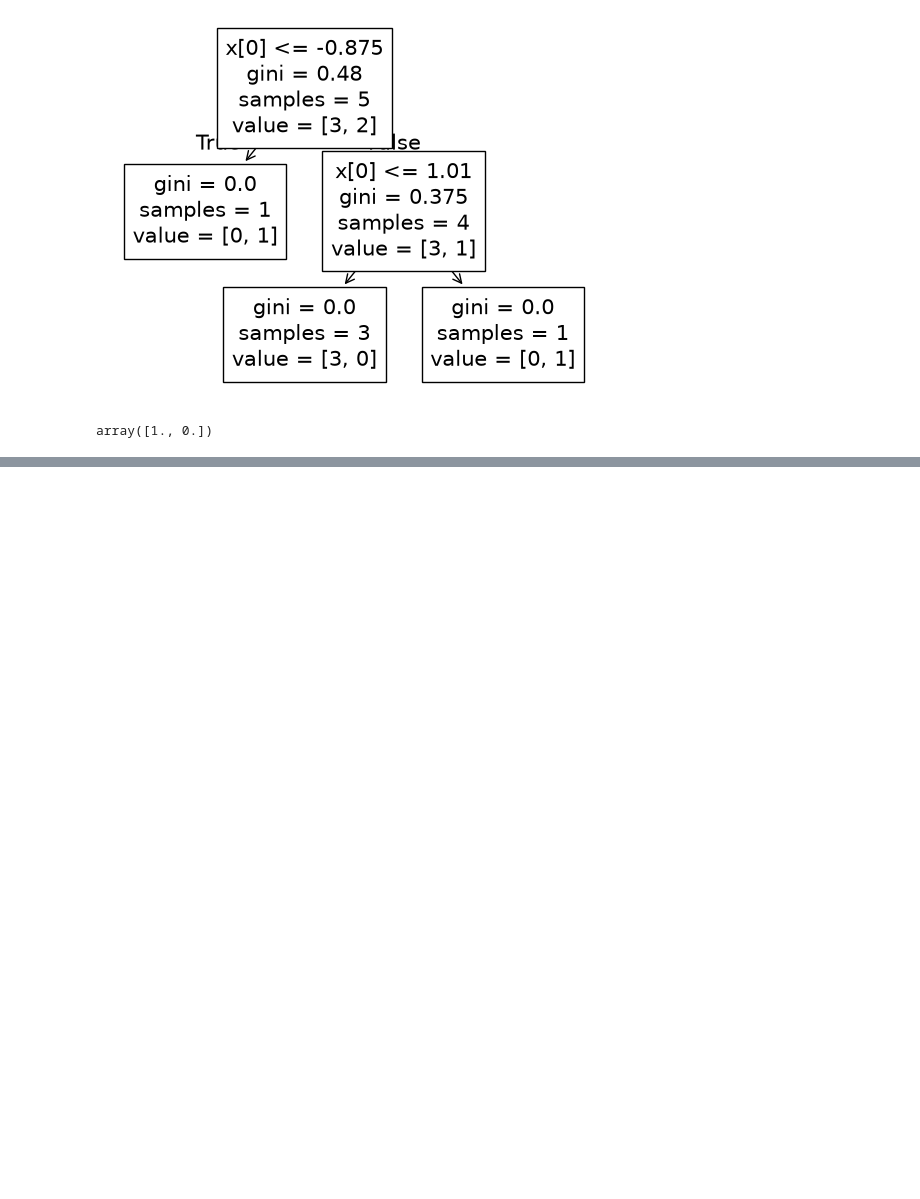
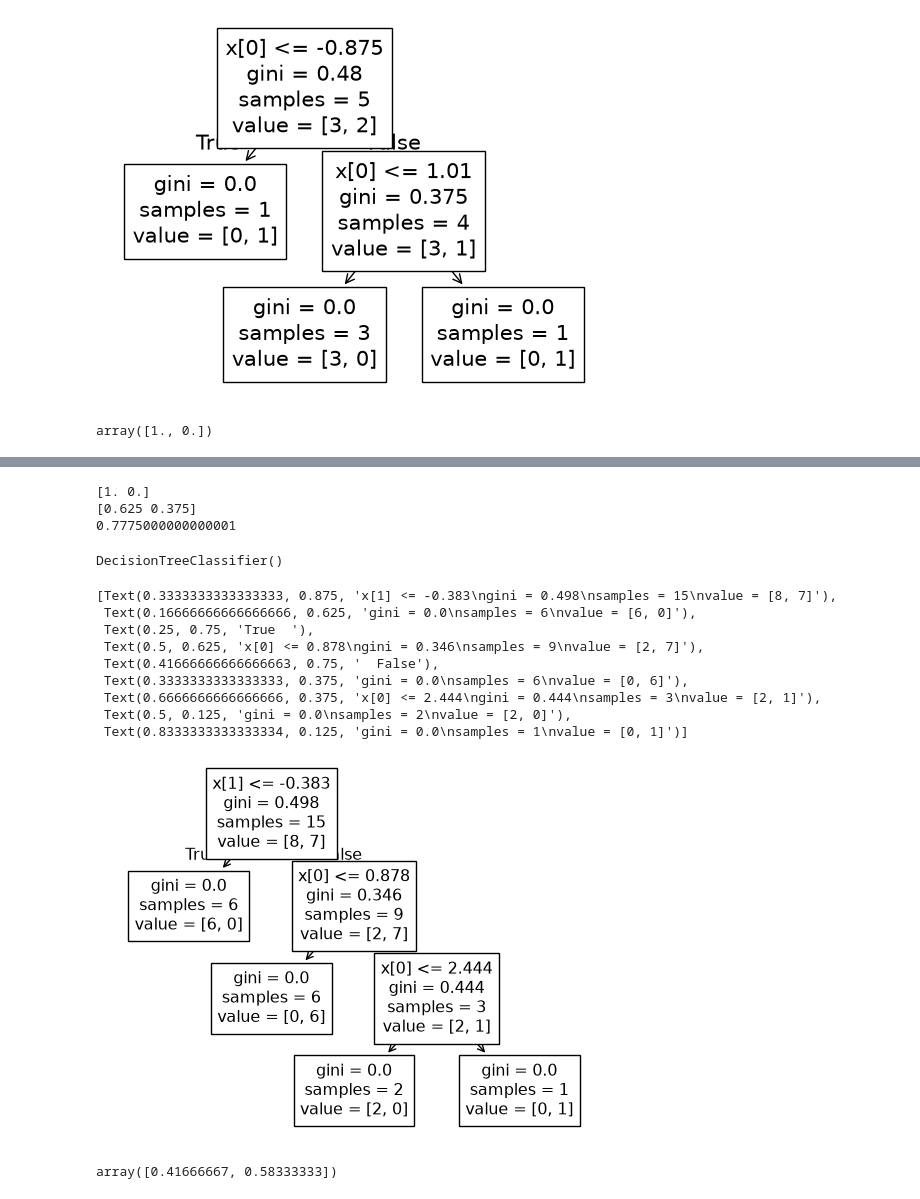
Before and after one commit to Salmankhan0518/Machine-learning-2, a Jupyter notebook: 114-Feature Importance using Random Forest and Decision Trees/featureImportanceDT.ipynb, the cells around one changed output, grey strips where cells are left out. Saved outputs shown, nothing was run; the diff lists cells and outputs as text; code cells hidden in the pictures; blank space fills up the shorter version.

```diff
--- a/114-Feature Importance using Random Forest and Decision Trees/featureImportanceDT.ipynb
+++ b/114-Feature Importance using Random Forest and Decision Trees/featureImportanceDT.ipynb
@@ -30,0 +41,13 @@ array([1., 0.])
+# %%
+print(rf.estimators_[0].feature_importances_)
+print(rf.estimators_[1].feature_importances_)
+
+print((1 + 0.555)/2)
+# %% [output]
+[1. 0.]
+[0.625 0.375]
+0.7775000000000001
+# %%
+X,y = make_classification(n_samples=15, n_classes=2,
+                               n_features=2, n_informative=2, n_redundant=0,
+                               random_state=0)
@@ -30,0 +56,24 @@ array([1., 0.])
+# %%
+clf = DecisionTreeClassifier()
+# %%
+clf.fit(X,y)
+# %% [output]
+DecisionTreeClassifier()
+# %%
+from sklearn.tree import plot_tree
+plot_tree(clf)
+# %% [output]
+[Text(0.3333333333333333, 0.875, 'x[1] <= -0.383\ngini = 0.498\nsamples = 15\nvalue = [8, 7]'),
+ Text(0.16666666666666666, 0.625, 'gini = 0.0\nsamples = 6\nvalue = [6, 0]'),
+ Text(0.25, 0.75, 'True  '),
+ Text(0.5, 0.625, 'x[0] <= 0.878\ngini = 0.346\nsamples = 9\nvalue = [2, 7]'),
+ Text(0.41666666666666663, 0.75, '  False'),
+ Text(0.3333333333333333, 0.375, 'gini = 0.0\nsamples = 6\nvalue = [0, 6]'),
+ Text(0.6666666666666666, 0.375, 'x[0] <= 2.444\ngini = 0.444\nsamples = 3\nvalue = [2, 1]'),
+ Text(0.5, 0.125, 'gini = 0.0\nsamples = 2\nvalue = [2, 0]'),
+ Text(0.8333333333333334, 0.125, 'gini = 0.0\nsamples = 1\nvalue = [0, 1]')]
+[figure, added]
+# %%
+clf.feature_importances_
+# %% [output]
+array([0.41666667, 0.58333333])
```
Also changed, not shown: parts of 3 cells of this notebook, 1 other file.
